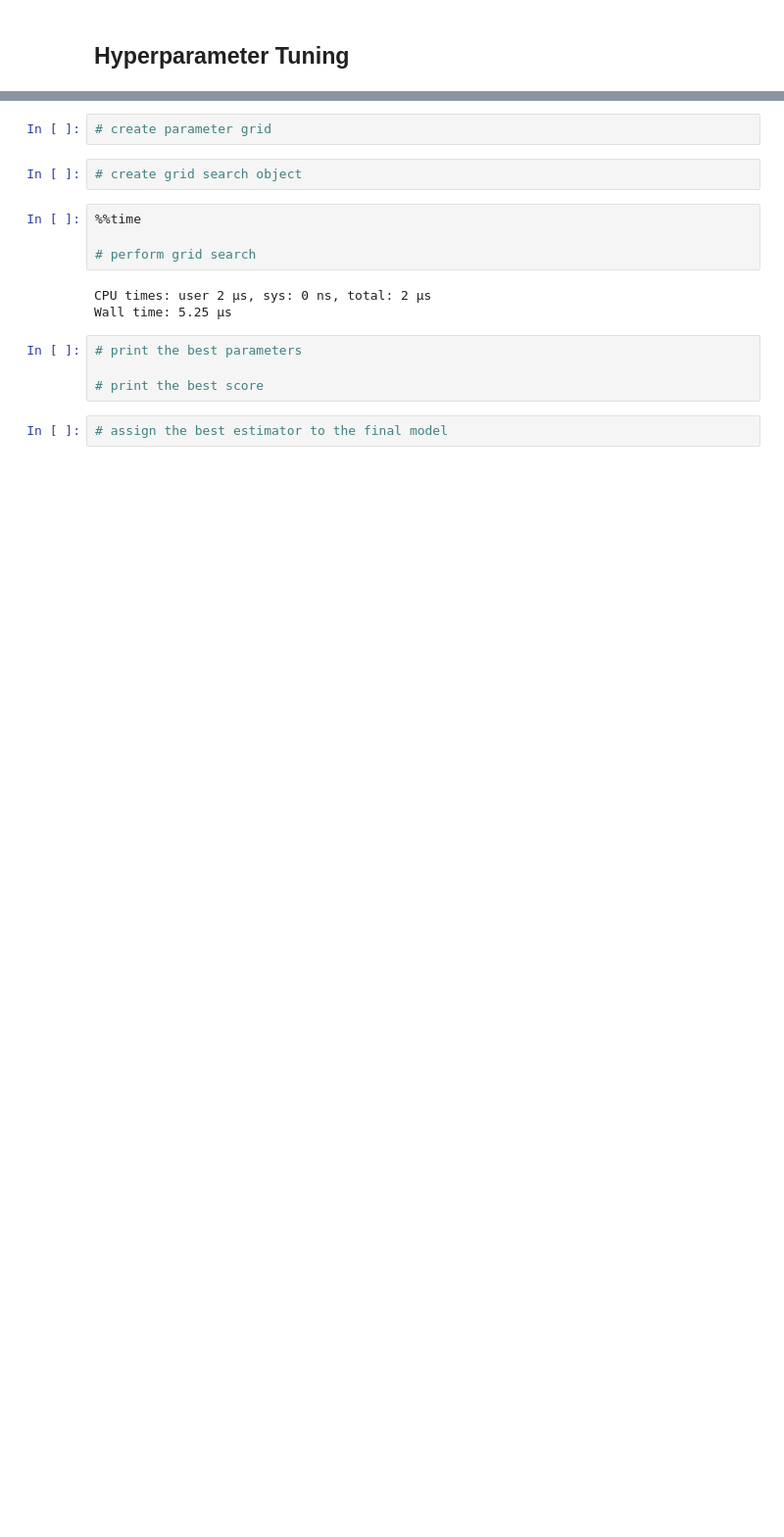
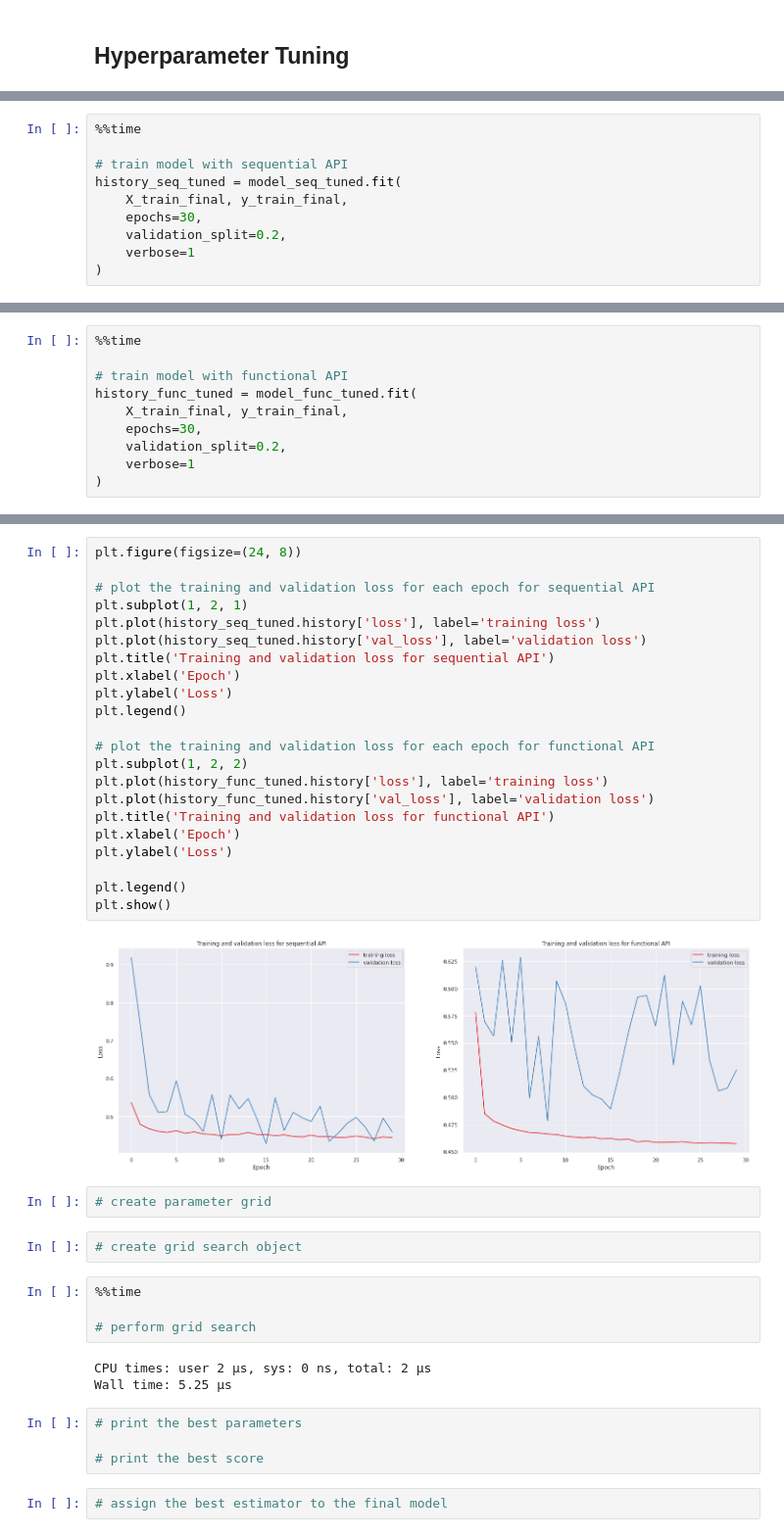
Before and after one commit to NikkiSatmaka/sticky-customers-operation, a Jupyter notebook: h8dsft_Milestone1P2_nikki_satmaka.ipynb, the cells around one changed output, grey strips where cells are left out. Shown at 98% size. Saved outputs shown, nothing was run; the diff lists cells and outputs as text; blank space fills up the shorter version.

```diff
--- a/h8dsft_Milestone1P2_nikki_satmaka.ipynb
+++ b/h8dsft_Milestone1P2_nikki_satmaka.ipynb
@@ -1233,0 +1320,10 @@ plt.show()
+# %%
+%%time
+
+# train model with sequential API
+history_seq_tuned = model_seq_tuned.fit(
+    X_train_final, y_train_final,
+    epochs=30,
+    validation_split=0.2,
+    verbose=1
+)
@@ -1233,0 +1348,10 @@ plt.show()
+# %%
+%%time
+
+# train model with functional API
+history_func_tuned = model_func_tuned.fit(
+    X_train_final, y_train_final,
+    epochs=30,
+    validation_split=0.2,
+    verbose=1
+)
@@ -1234,3 +1388,27 @@ plt.show()
+# %%
+plt.figure(figsize=(24, 8))
+
+# plot the training and validation loss for each epoch for sequential API
+plt.subplot(1, 2, 1)
+plt.plot(history_seq_tuned.history['loss'], label='training loss')
+plt.plot(history_seq_tuned.history['val_loss'], label='validation loss')
+plt.title('Training and validation loss for sequential API')
+plt.xlabel('Epoch')
+plt.ylabel('Loss')
+plt.legend()
+
+# plot the training and validation loss for each epoch for functional API
+plt.subplot(1, 2, 2)
+plt.plot(history_func_tuned.history['loss'], label='training loss')
+plt.plot(history_func_tuned.history['val_loss'], label='validation loss')
+plt.title('Training and validation loss for functional API')
+plt.xlabel('Epoch')
+plt.ylabel('Loss')
+
+plt.legend()
+plt.show()
+# %% [output]
+[figure, added]
 # %%
 # create parameter grid
 # %%
```
Also changed, not shown: parts of 30 cells of this notebook.
